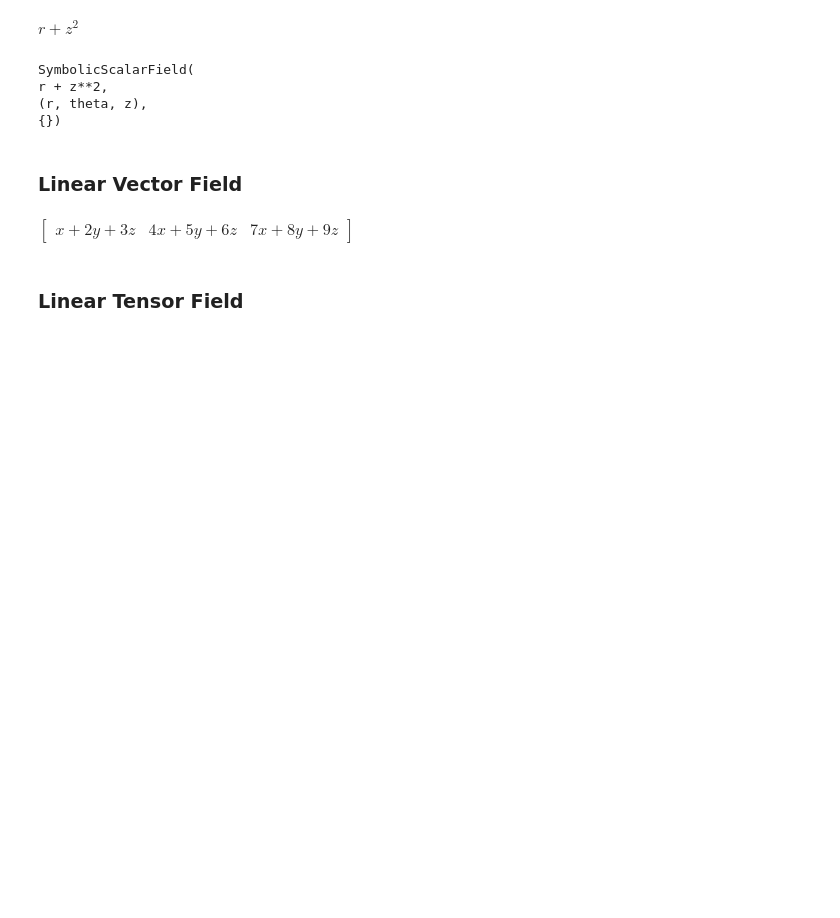
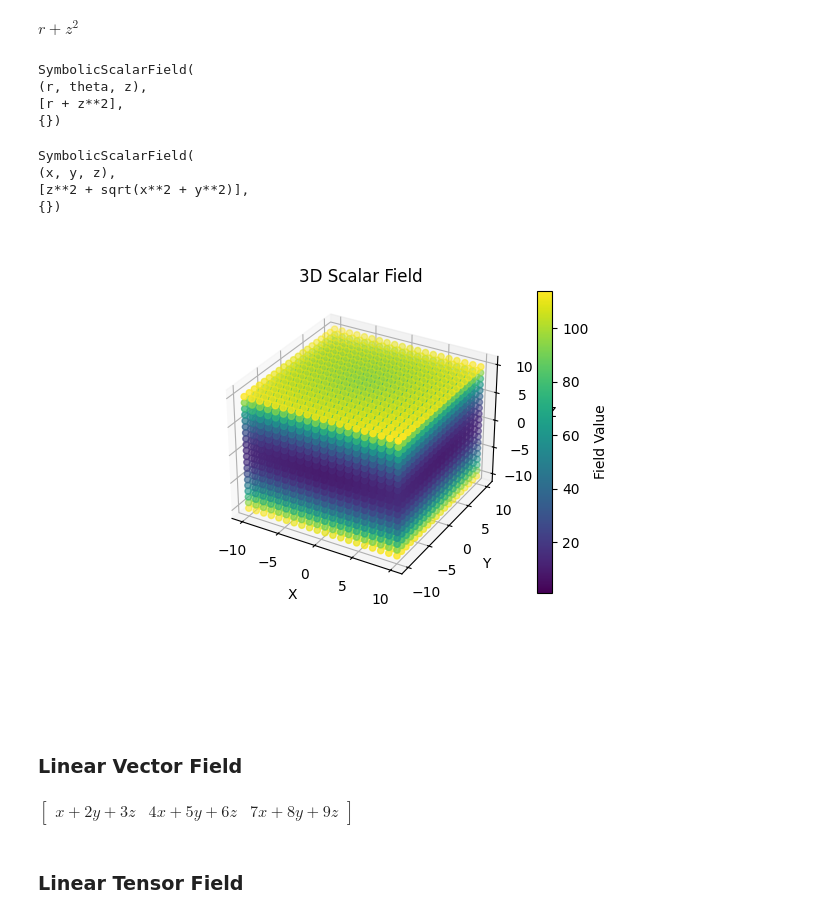
Before and after one commit to obouchaara/mechpy, a Jupyter notebook: notebooks/symbolic/field.ipynb, the cells around one changed output. Cells and saved outputs as stored; diff of their text form; code cells hidden in the pictures; blank space fills up the shorter version.

Commit message:
update field

```diff
--- a/notebooks/symbolic/field.ipynb
+++ b/notebooks/symbolic/field.ipynb
@@ -60,20 +62,28 @@ SymbolicCylindricalCoordSystem(origin=(0, 0, 0), basis_symbols=(r, theta, z))
 # %%
-x1, x2, x3 = coord_system.basis_symbols
+x1, x2, x3 = coord_system.basis
 f = x1 + x3*x3
 display(f)
 # %% [output]
 $\displaystyle r + z^{2}$
 # %%
-scalar_field = SymbolicScalarField.create(f, coord_system)
+data = sp.Array([f])
+scalar_field = SymbolicScalarField.create(coord_system, data)
 display(scalar_field)
 # %% [output]
 SymbolicScalarField(
-r + z**2,
 (r, theta, z),
+[r + z**2],
 {})
 # %%
 scalar_field = scalar_field.to_cartesian()
+display(scalar_field)
 scalar_field.plot()
+# %% [output]
+SymbolicScalarField(
+(x, y, z),
+[z**2 + sqrt(x**2 + y**2)],
+{})
+[figure, added]
 # %% [markdown]
 ### Linear Vector Field
 # %%
```
Also changed, not shown: parts of 13 cells of this notebook, 2 other files.
